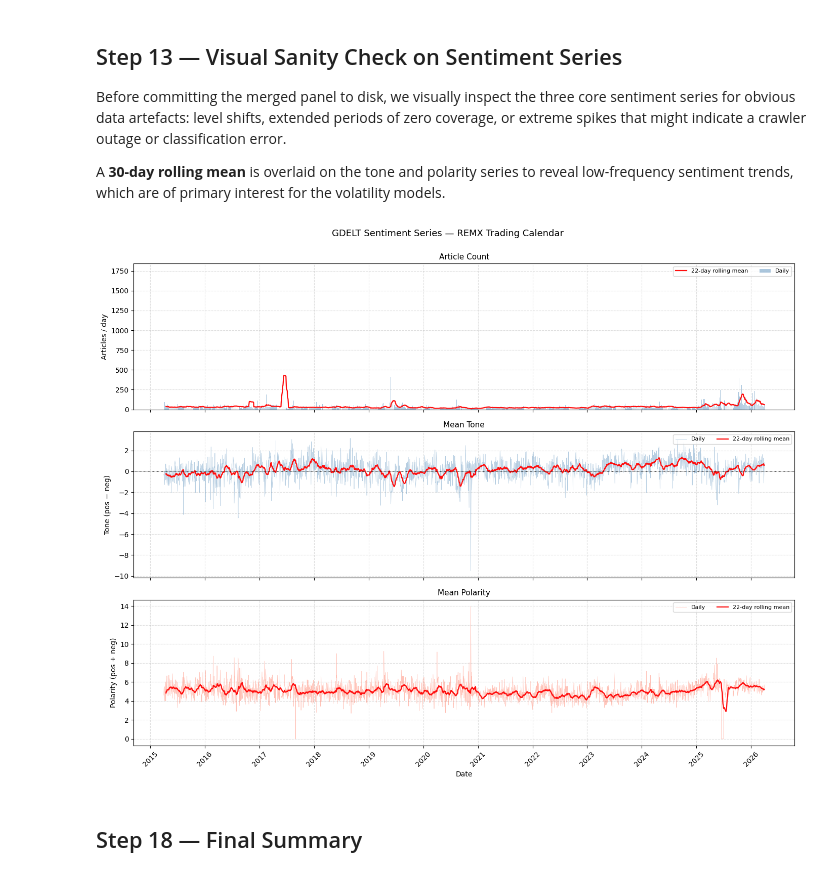
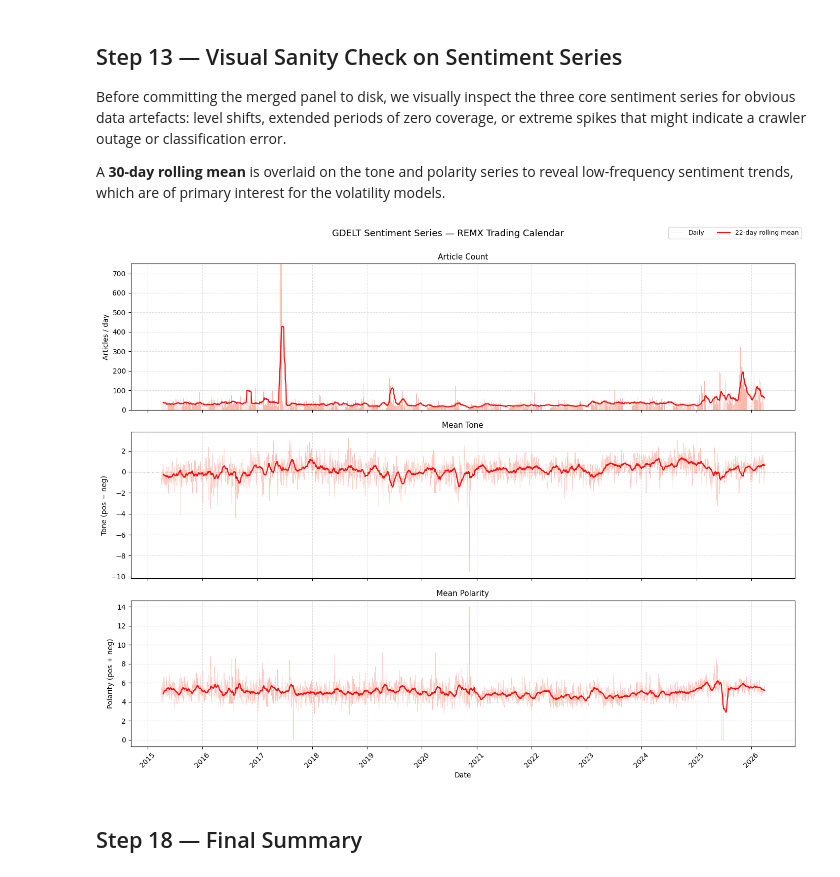
Before and after one commit to aleixcb/master_thesis_repo, a Jupyter notebook: CODE/01-data-cleaning.ipynb, the cells around one changed output. Drawn from its saved outputs; the diff is of its cells as text; code cells hidden in the pictures.

```diff
--- a/CODE/01-data-cleaning.ipynb
+++ b/CODE/01-data-cleaning.ipynb
@@ -169,11 +169,12 @@ ax_vol.grid(alpha=0.3)
 # Mark the methodology's key REE-market events for visual sanity check
 events = {
     "2020-03-16": "COVID shock",
+    "2021-03-05": "China REE restrictions",
     "2022-02-24": "Russia–Ukraine",
     "2025-04-04": "China REE export controls",
 }
 # Events whose label is better placed at the bottom (price is high there)
-bottom_labels = {"Russia–Ukraine"}
+bottom_labels = {"Russia–Ukraine", "China REE restrictions"}
 for date_str, label in events.items():
     d = pd.Timestamp(date_str)
     if remx.index.min() <= d <= remx.index.max():
@@ -650,7 +651,7 @@ print(f'Annualised √(mean RV_rs)   ≈ {np.sqrt(remx["RV_rs"].mean()   * 252)
 # --- Plot both RV series with documented REE/market event markers ----------
 events = {
     "2020-03-16": ("COVID-19 shock",          'firebrick'),
-    "2022-02-24": ("Russia–Ukraine invasion", 'darkorange'),
+    "2021-03-05": ("China REE restrictions", 'darkorange'),
     "2025-04-04": ("China REE export ctrls",  'purple'),
 }
 
@@ -666,22 +667,29 @@ ax2.set_ylabel(r'$RV^{RS}_t$')
 ax2.set_title('Rogers & Satchell (1991) daily realized variance')
 ax2.grid(alpha=0.3)
 
+from matplotlib.transforms import offset_copy
+
+label_offset = offset_copy(ax1.transData, fig=fig, x=6, y=0, units='points')
+
 for date_str, (label, color) in events.items():
     d = pd.Timestamp(date_str)
     if remx.index.min() <= d <= remx.index.max():
         for ax in (ax1, ax2):
             ax.axvline(d, color=color, linestyle='--', linewidth=0.9, alpha=0.8)
-        ax1.text(d, ax1.get_ylim()[1], f' {label}',
+        ax1.text(d, ax1.get_ylim()[1], label,
+                 transform=label_offset,
                  color=color, fontsize=8, va='top', ha='left', rotation=90)
+
 
 ax2.xaxis.set_major_locator(mdates.YearLocator())
 ax2.xaxis.set_major_formatter(mdates.DateFormatter('%Y'))
+ax2.set_xlabel('Date')
 fig.autofmt_xdate()
 plt.tight_layout()
 plt.show()
 
 # --- Inspect the top-10 realized-variance days for each estimator ---------
-print('\nTop-10 RV_park days (should include March 2020 and April 2025):')
+print('\nTop-10 RV_park days (should include March 2020 , Feb/March 2021 and April 2025):')
 print(remx.nlargest(10, 'RV_park')[['Open', 'High', 'Low', 'Close', 'log_return', 'RV_park']].to_string())
 print('\nTop-10 RV_rs days:')
 print(remx.nlargest(10, 'RV_rs')[['Open', 'High', 'Low', 'Close', 'log_return', 'RV_rs']].to_string())
@@ -1355,46 +1363,52 @@ ROLL_COLORS = {22: "#ff0e0e"}
 #{5: '#9467bd',
 #10: '#2ca02c',
 
-
 series_specs = [
-    ('article_count', 'Article Count',     'Articles / day',           'steelblue', 'bar'),
-    ('tone_mean',     'Mean Tone',         'Tone (pos − neg)',         'steelblue', 'line'),
-    ('polarity_mean', 'Mean Polarity',     'Polarity (pos + neg)',     'tomato',    'line'),
+    ('article_count', 'Article Count',     'Articles / day',           'tomato', 'bar'),
+    ('tone_mean',     'Mean Tone',         'Tone (pos − neg)',         'tomato', 'line'),
+    ('polarity_mean', 'Mean Polarity',     'Polarity (pos + neg)',     'tomato', 'line'),  # <-- changed: tomato -> steelblue
 ]
 
 fig, axes = plt.subplots(3, 1, figsize=(14, 11), sharex=True)
 
 for ax, (col, title, ylabel, base_color, kind) in zip(axes, series_specs):
     s = combined[col]
 
     if kind == 'bar':
         ax.bar(s.index, s.values, width=1.0, color=base_color, alpha=0.45, label='Daily')
     else:
         ax.plot(s.index, s.values, linewidth=0.5, color=base_color, alpha=0.4, label='Daily')
 
     for w in WINDOWS:
         roll = s.rolling(window=w, min_periods=max(2, w // 2)).mean()
         ax.plot(roll.index, roll.values, linewidth=1.6,
                 color=ROLL_COLORS[w], label=f'{w}-day rolling mean')
 
     if col == 'tone_mean':
         ax.axhline(0, color='black', linewidth=0.7, linestyle=':')
 
     ax.set_title(title, fontsize=11)
     ax.set_ylabel(ylabel)
     ax.grid(True, linestyle='--', alpha=0.4)
-    ax.legend(fontsize=8, loc='upper right', ncol=2)
+    # <-- changed: removed per-axis ax.legend(...) (now a single shared legend below)
+
+axes[0].set_ylim(0, 750)          # <-- changed: cap Article Count y-axis at 750
 
 axes[-1].xaxis.set_major_locator(mdates.YearLocator())
 axes[-1].xaxis.set_major_formatter(mdates.DateFormatter('%Y'))
 axes[-1].tick_params(axis='x', rotation=45)
 axes[-1].set_xlabel('Date')
 
 plt.suptitle('GDELT Sentiment Series — REMX Trading Calendar', fontsize=13, y=1.00)
 plt.tight_layout()
+
+# <-- changed: one unified legend for the whole figure (all 3 panels share the same series)
+handles, labels = axes[1].get_legend_handles_labels()
+fig.legend(handles, labels, loc='upper right', ncol=2, fontsize=9)
+
 plt.show()
 # %% [output]
-[figure, old version]
+[figure, new version]
 # %% [markdown]
 ## Step 18 — Final Summary
 # %%
```
Also changed, not shown: parts of 3 cells of this notebook, 10 other files.
